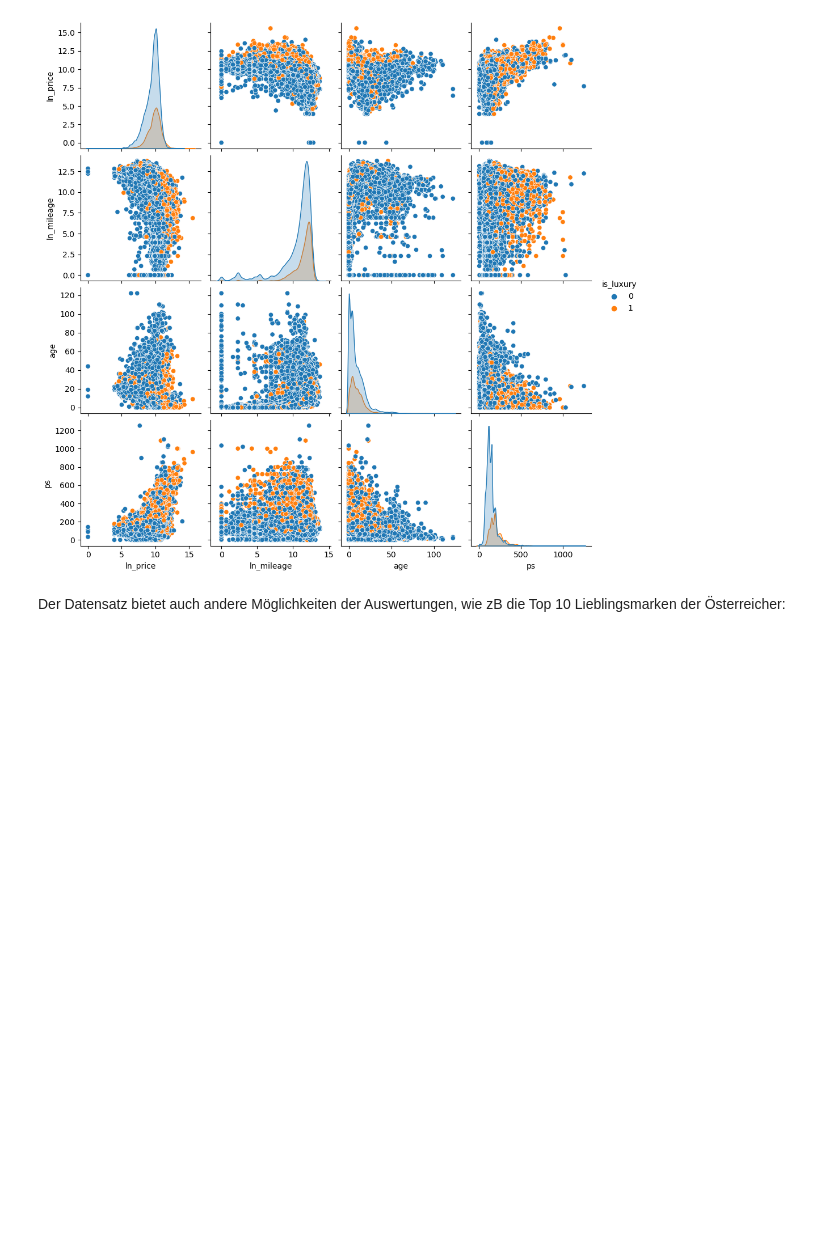
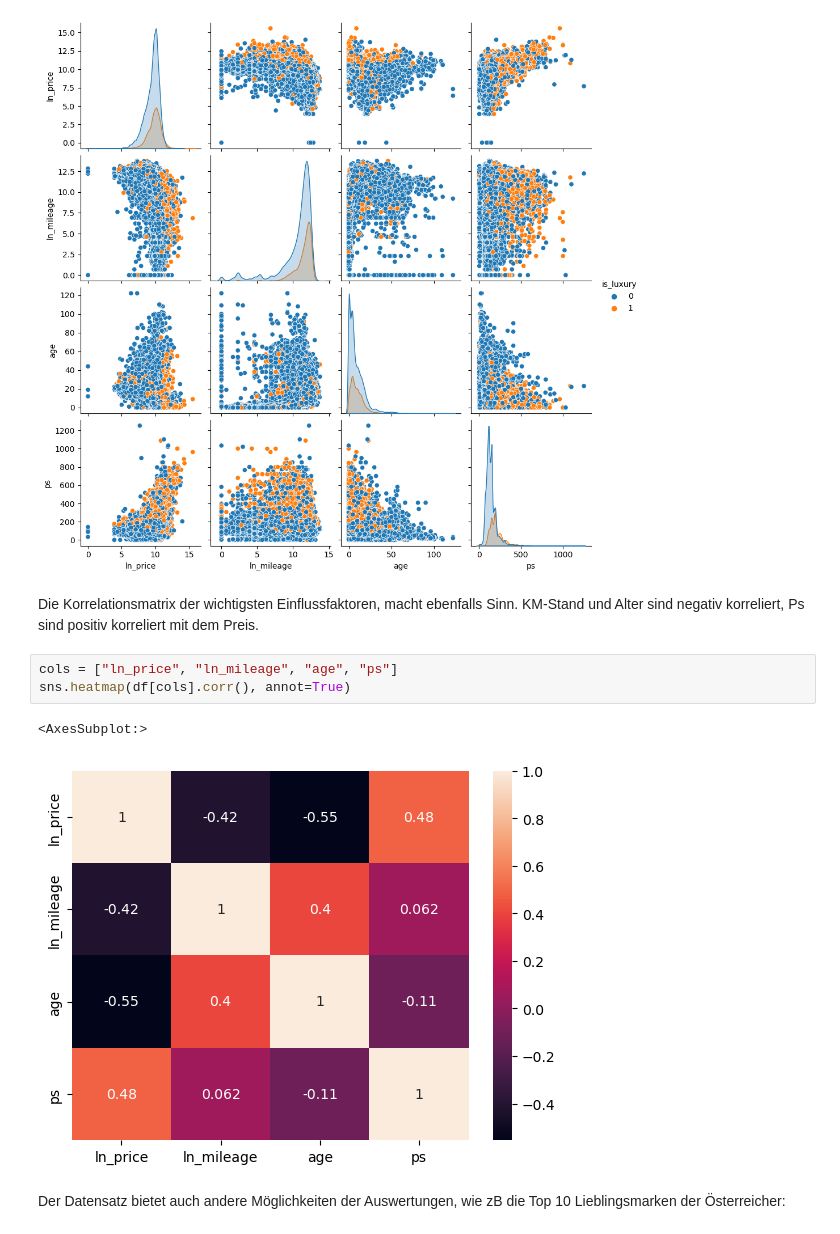
Before and after one commit to dejse/dqda-project, a Jupyter notebook: 02_data_science.ipynb, the cells around one changed output. Drawn from its saved outputs; the diff is of its cells as text; blank space fills up the shorter version.

```diff
--- a/02_data_science.ipynb
+++ b/02_data_science.ipynb
@@ -208,6 +218,14 @@ sns.pairplot(data=df[cols], hue="is_luxury")
 # %% [output]
 <seaborn.axisgrid.PairGrid at 0x...>
 [figure]
+# %% [markdown]
+Die Korrelationsmatrix der wichtigsten Einflussfaktoren, macht ebenfalls Sinn. KM-Stand und Alter sind negativ korreliert, Ps sind positiv korreliert mit dem Preis.
+# %%
+cols = ["ln_price", "ln_mileage", "age", "ps"]
+sns.heatmap(df[cols].corr(), annot=True)
+# %% [output]
+<AxesSubplot:>
+[figure, added]
 # %% [markdown]
 Der Datensatz bietet auch andere Möglichkeiten der Auswertungen, wie zB die Top 10 Lieblingsmarken der Österreicher:
 # %%
```
Also changed, not shown: parts of 11 cells of this notebook.
